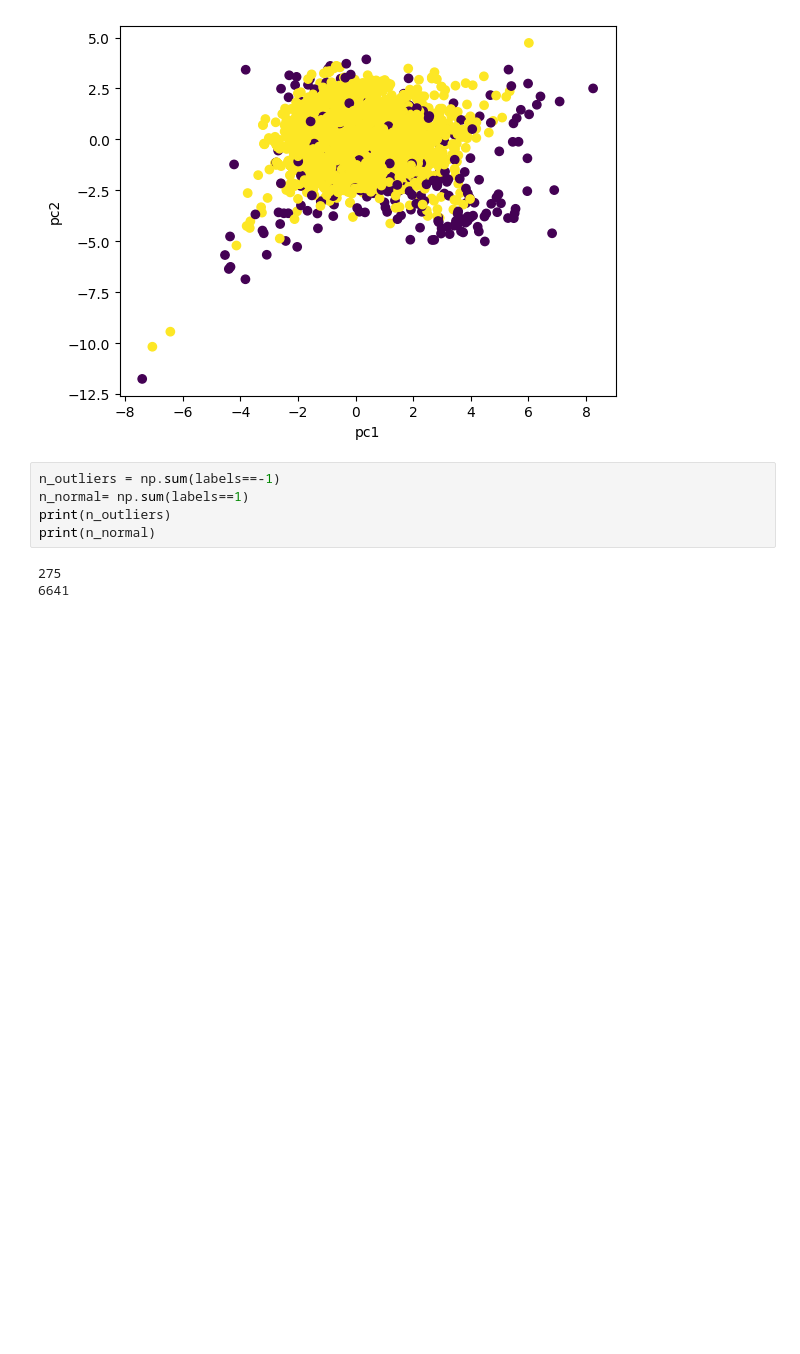
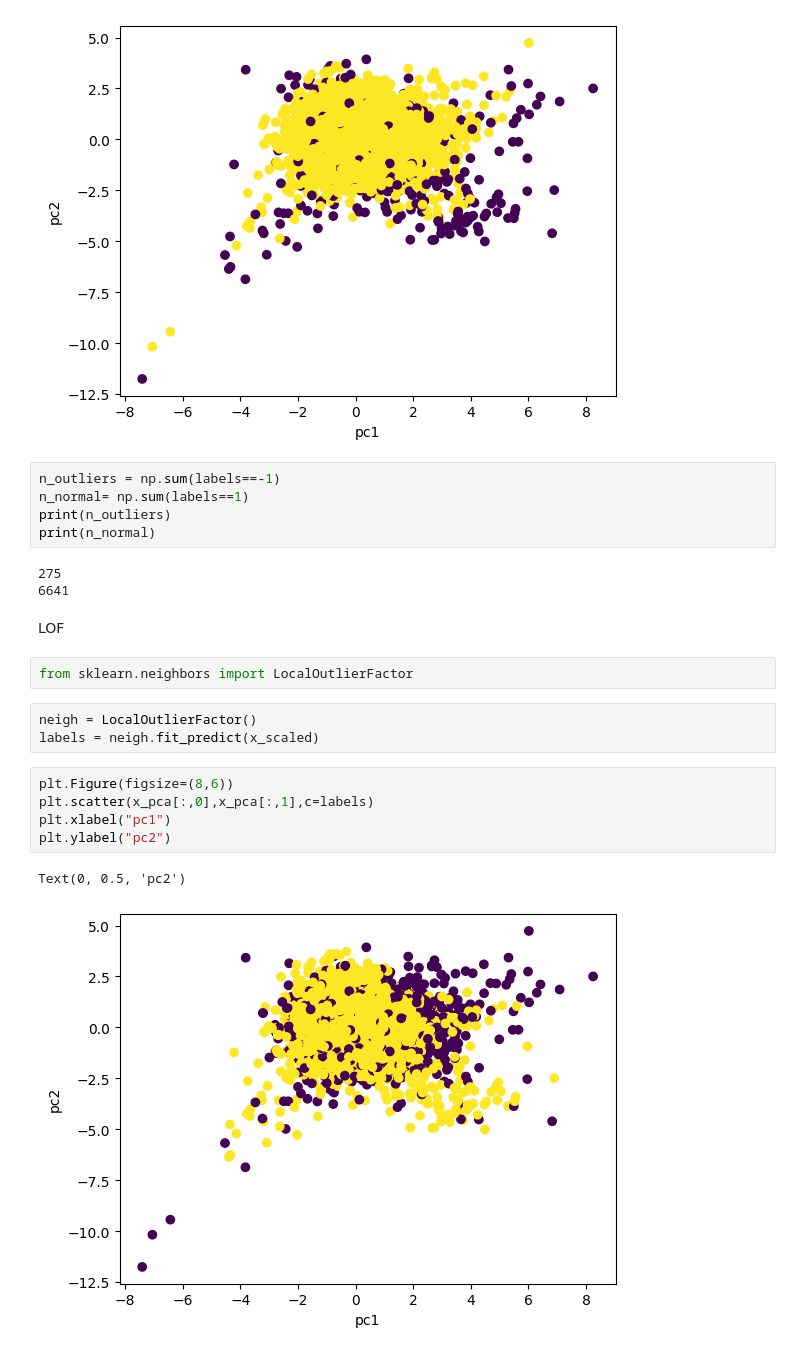
Before and after one commit to Turab031/algorithms-of-ml, a Jupyter notebook: unsupervised_learning/isolation_forest_anomaly_detect.ipynb, the cells around one changed output. Saved outputs shown, nothing was run; the diff lists cells and outputs as text; blank space fills up the shorter version.

```diff
--- a/unsupervised_learning/isolation_forest_anomaly_detect.ipynb
+++ b/unsupervised_learning/isolation_forest_anomaly_detect.ipynb
@@ -80,3 +80,18 @@ print(n_normal)
 # %% [output]
 275
 6641
+# %% [markdown]
+LOF
+# %%
+from sklearn.neighbors import LocalOutlierFactor
+# %%
+neigh = LocalOutlierFactor()
+labels = neigh.fit_predict(x_scaled)
+# %%
+plt.Figure(figsize=(8,6))
+plt.scatter(x_pca[:,0],x_pca[:,1],c=labels)
+plt.xlabel("pc1")
+plt.ylabel("pc2")
+# %% [output]
+Text(0, 0.5, 'pc2')
+[figure, added]
```
Also changed, not shown: parts of 1 cell of this notebook.
